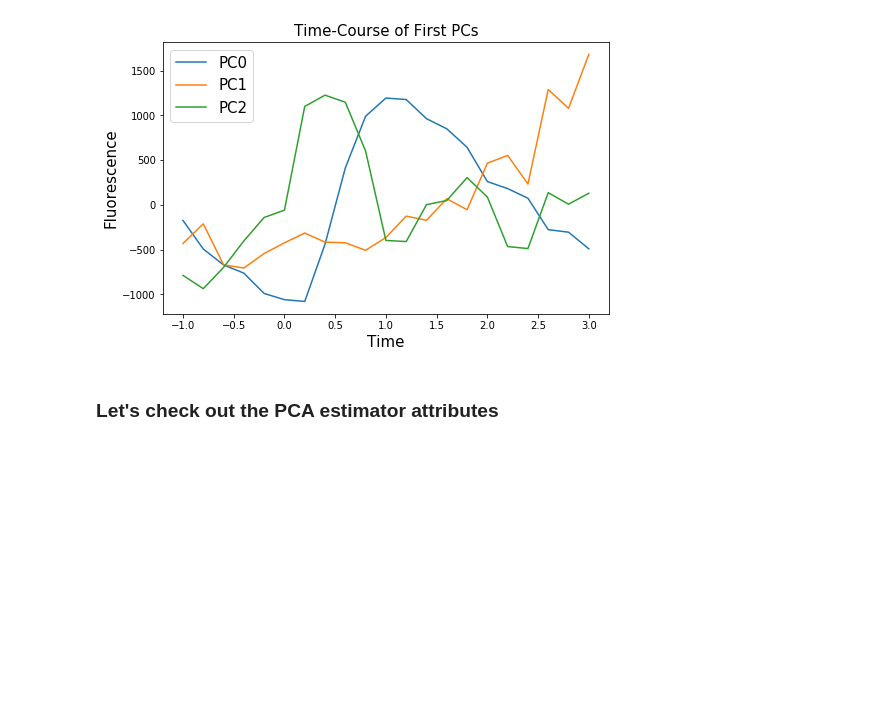
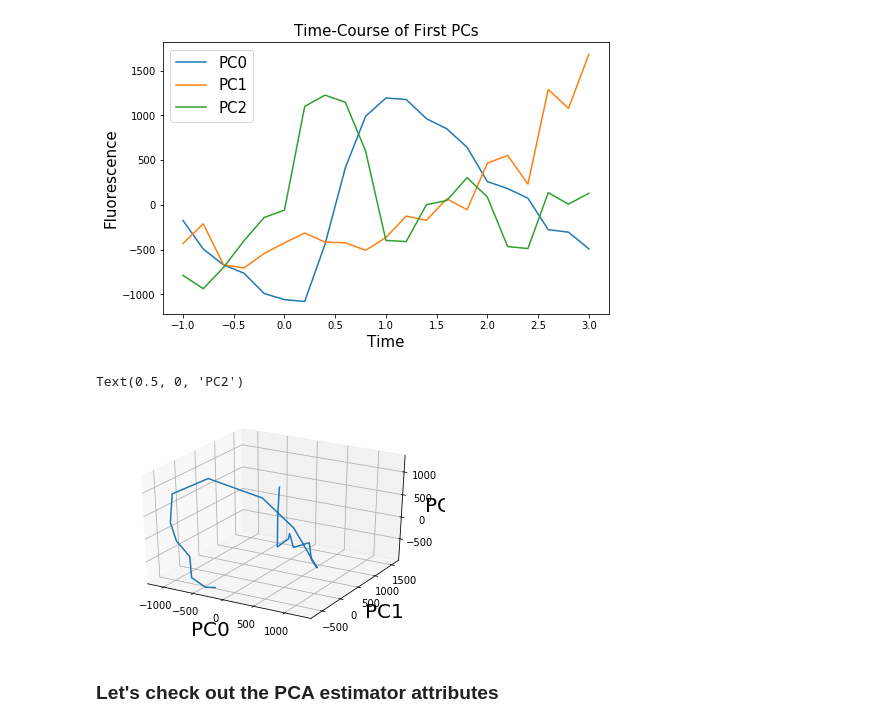
Before and after one commit to zhounapeuw/nape_tca_nn, a Jupyter notebook: tca.ipynb, the cells around one changed output. Drawn from its saved outputs; the diff is of its cells as text; code cells hidden in the pictures; blank space fills up the shorter version.

```diff
--- a/tca.ipynb
+++ b/tca.ipynb
@@ -175,6 +175,18 @@ plt.legend(['PC0', 'PC1', 'PC2'], fontsize = 15);
 # %% [output]
 <matplotlib.legend.Legend at 0x...>
 [figure]
+# %%
+from mpl_toolkits.mplot3d import Axes3D
+fig = plt.figure()
+ax = fig.gca(projection='3d')
+
+ax.plot(Xt[:,0], Xt[:,1], Xt[:,2], label='parametric curve')
+ax.set_xlabel('PC0', fontsize = 20)
+ax.set_ylabel('PC1', fontsize = 20)
+ax.set_zlabel('PC2', fontsize = 20)
+# %% [output]
+Text(0.5, 0, 'PC2')
+[figure, added]
 # %% [markdown]
 ### Let's check out the PCA estimator attributes
 # %%
```
